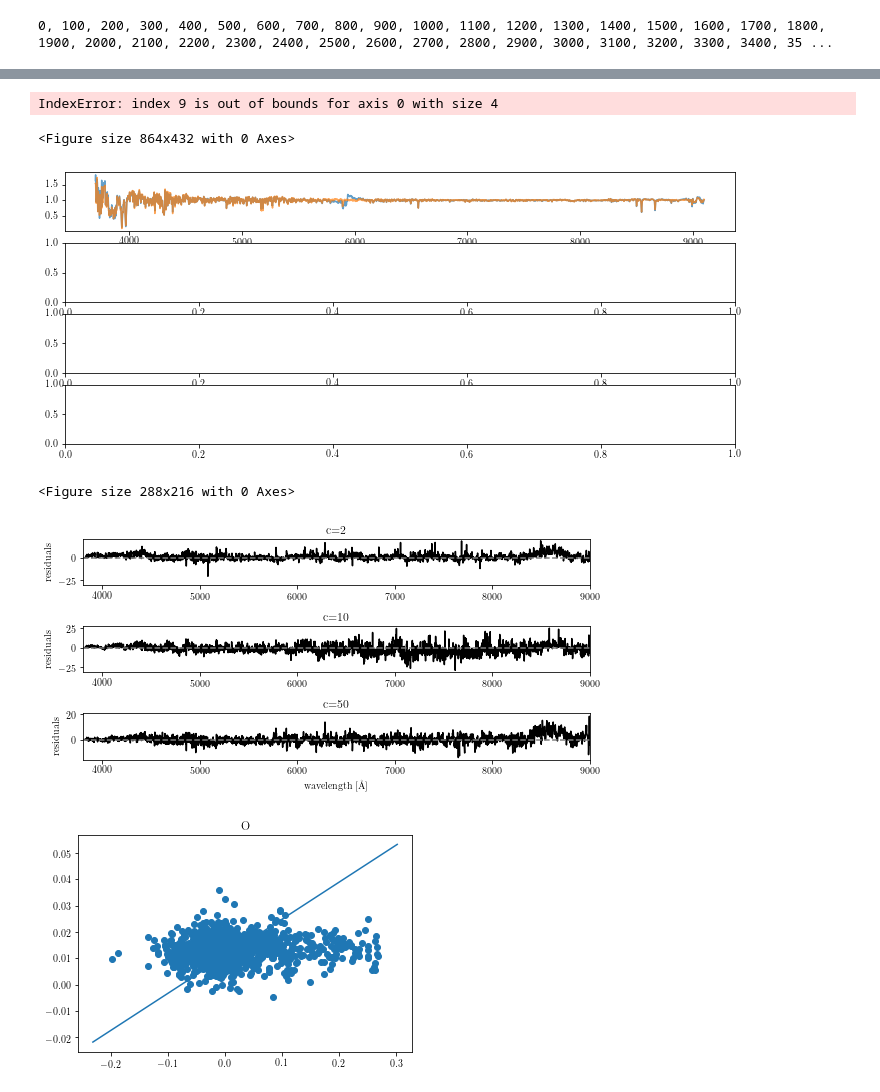
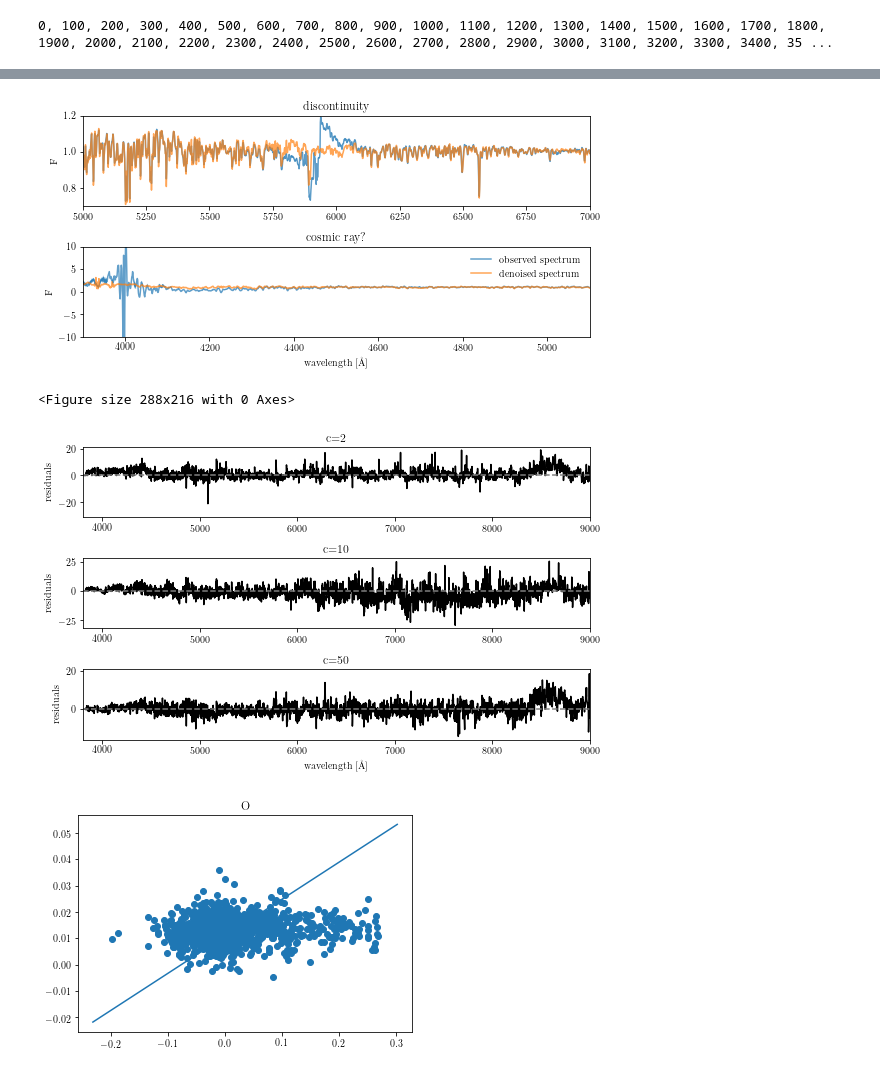
Before and after one commit to ajwheeler/stereo, a Jupyter notebook: First Pass.ipynb, the cells around one changed output, grey strips where cells are left out. Saved outputs shown, nothing was run; the diff lists cells and outputs as text; code cells hidden in the pictures.

```diff
--- a/First Pass.ipynb
+++ b/First Pass.ipynb
@@ -228,29 +230,33 @@ for c in [8, 10]:# cs:
 # %%
-c = 10
+c = 20
 βz, βF, bF, βl, bl, ljs, llls, holjs, hollls = outcome[c]
 pF2 = calc_mu_F2(calc_z(F1, βz), βF, bF).detach()
 
-plt.figure(figsize=(12, 6))
-axs = plt.subplots(4, 1, figsize=(12, 5))[1]
-for j, ii in enumerate([0, 9, 13, 26]):
+axs = plt.subplots(2, 1, figsize=(8, 4))[1]
+for ii, (j, des, ran, yran) in enumerate([(0, "discontinuity", (5000, 7000), (0.7, 1.2)), (9, "cosmic ray?", (3900, 5100), (-10,10))]):
+                                    #(26, "bad wavelength solution", (6000,9000), (0.9, 1.1))]):
     i = torch.where(homask)[0][j]
 
     res = np.linalg.lstsq(βF.transpose(0, 1).detach().numpy(), (F2[:, i] - bF).detach().numpy(), rcond=None)
     ldpF2 = (torch.matmul(βF.transpose(0,1), torch.tensor(res[0])) + bF).detach()
 
     plt.sca(axs[ii])
-    plt.plot(lamost_wl, F2[:, i].numpy(), alpha=0.7)
-    plt.plot(lamost_wl, ldpF2.numpy(), alpha=0.7)
+    plt.xlim(*ran)
+    plt.ylim(*yran)
+    plt.plot(lamost_wl, F2[:, i].numpy(), alpha=0.7, label="observed spectrum")
+    plt.ylabel("F")
+    plt.fill_between(lamost_wl, (F2[:, i]-E2[:, i]).numpy(), (F2[:, i]+E2[:, i]).numpy(), alpha=0.7)
+    plt.plot(lamost_wl, ldpF2.numpy(), alpha=0.7, label="denoised spectrum")
+    plt.title(des)
 
+plt.legend()
 plt.xlabel("wavelength [\AA]")
 plt.tight_layout()
+plt.savefig("report/sys.pdf")
 # %% [output]
-IndexError: index 9 is out of bounds for axis 0 with size 4
-<Figure size 864x432 with 0 Axes>
-[figure, old version]
+[figure, new version]
 # %%
-plt.figure(figsize=(4, 3))
-axs = plt.subplots(3, 1, figsize=(8, 4))[1]
+axs = plt.subplots(3, 1, figsize=(8, 5))[1]
 
 for ii, c in enumerate([2, 10, 50]):
     plt.sca(axs[ii])
@@ -276,7 +282,7 @@ plt.tight_layout()
 plt.savefig("report/residuals.pdf")
 # %% [output]
 <Figure size 288x216 with 0 Axes>
-[figure, old version]
+[figure, new version]
 # %%
 for c in cs:
     βz, βF, bF, βl, bl, ljs, llls, holjs, hollls = outcome[c]
```
Also changed, not shown: parts of 2 cells of this notebook, 3 other files.
